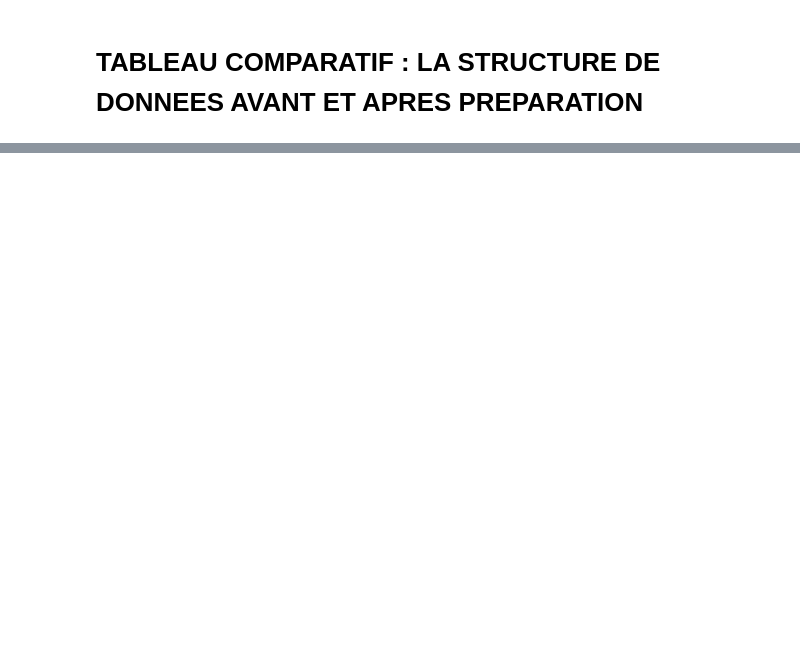
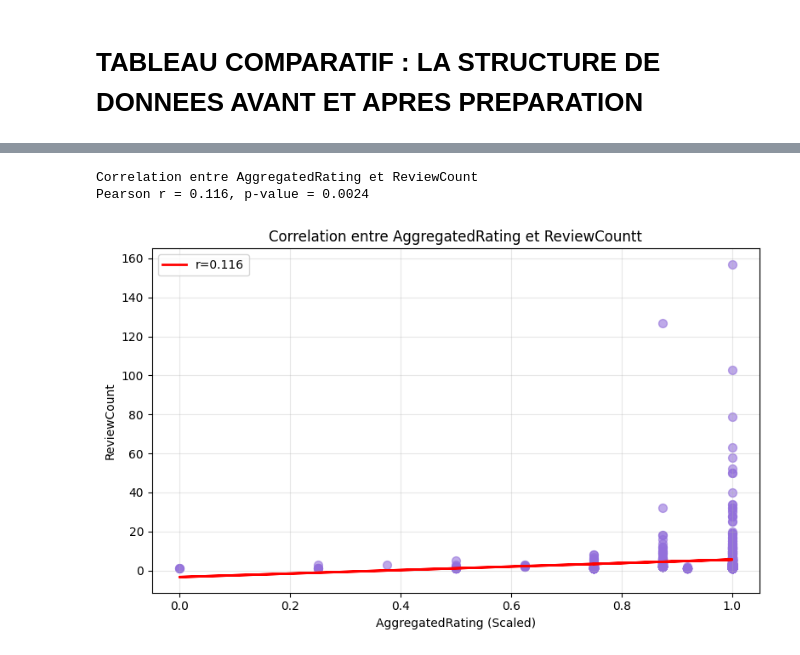
Before and after one commit to louaycodes/ProjetMachineLearning4Arctic, a Jupyter notebook: projetML.ipynb, the cells around one changed output, grey strips where cells are left out. Saved outputs shown, nothing was run; the diff lists cells and outputs as text; code cells hidden in the pictures; blank space fills up the shorter version.

```diff
--- a/projetML.ipynb
+++ b/projetML.ipynb
@@ -667,0 +786,27 @@ df_finale.describe()
+# %%
+rating_data = pop_df[['AggregatedRating', 'ReviewCount']].dropna()
+
+corr_rating, pval_rating = pearsonr(rating_data['AggregatedRating'],
+                                     rating_data['ReviewCount'])
+
+print(f"Correlation entre AggregatedRating et ReviewCount")
+print(f"Pearson r = {corr_rating:.3f}, p-value = {pval_rating:.4f}")
+
+fig, ax = plt.subplots(figsize=(8, 5))
+ax.scatter(rating_data['AggregatedRating'], rating_data['ReviewCount'],
+          alpha=0.6, s=50, color='mediumpurple')
+z = np.polyfit(rating_data['AggregatedRating'], rating_data['ReviewCount'], 1)
+p = np.poly1d(z)
+ax.plot(rating_data['AggregatedRating'], p(rating_data['AggregatedRating']),
+       "r-", linewidth=2, label=f'r={corr_rating:.3f}')
+ax.set_xlabel('AggregatedRating (Scaled)')
+ax.set_ylabel('ReviewCount')
+ax.set_title("Correlation entre AggregatedRating et ReviewCountt")
+ax.legend()
+ax.grid(alpha=0.3)
+plt.tight_layout()
+plt.show()
+# %% [output]
+Correlation entre AggregatedRating et ReviewCount
+Pearson r = 0.116, p-value = 0.0024
+[figure, added]
```
Also changed, not shown: parts of 19 cells of this notebook.
